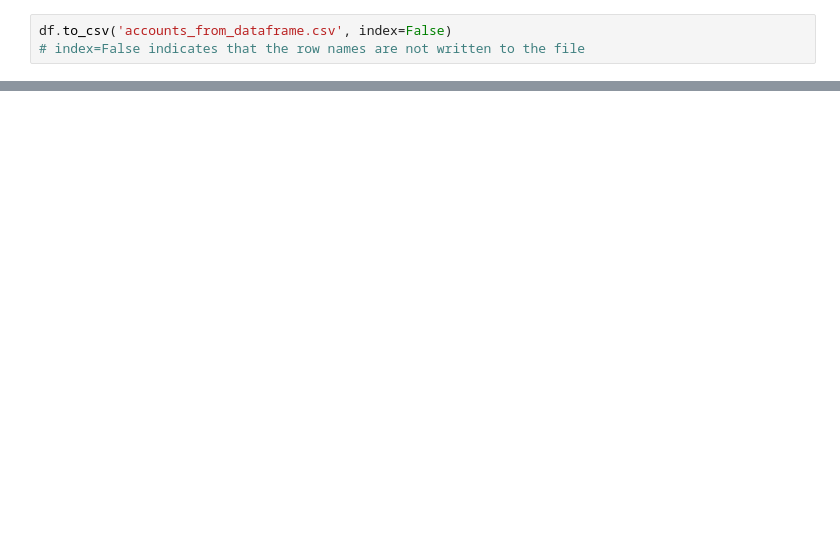
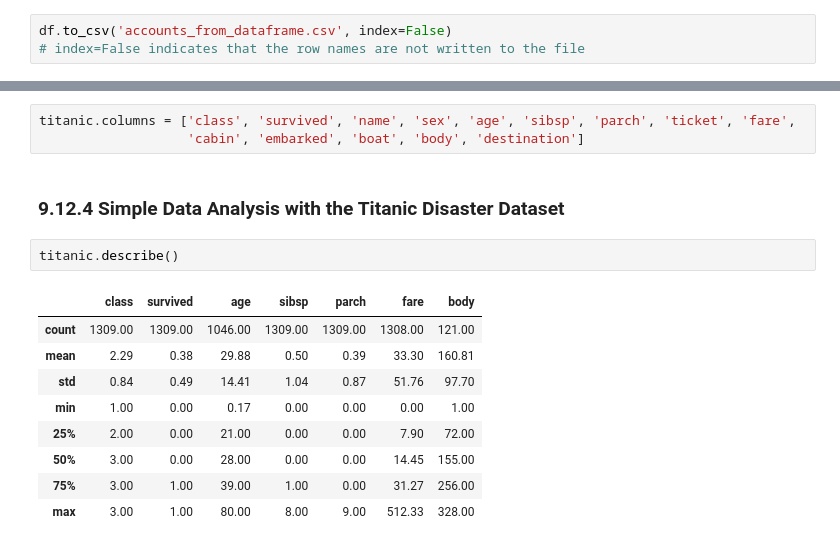
Before and after one commit to abbylloyd03/608-mod6, a Jupyter notebook: Chapter 9/Lloyd_Chapter9.ipynb, the cells around one changed output, grey strips where cells are left out. Drawn from its saved outputs; the diff is of its cells as text; blank space fills up the shorter version.

```diff
--- a/Lloyd_Chapter9.ipynb
+++ b/Chapter 9/Lloyd_Chapter9.ipynb
@@ -604,0 +623,17 @@ df.to_csv('accounts_from_dataframe.csv', index=False)
+# %%
+titanic.columns = ['class', 'survived', 'name', 'sex', 'age', 'sibsp', 'parch', 'ticket', 'fare',
+                   'cabin', 'embarked', 'boat', 'body', 'destination']
+# %% [markdown]
+### 9.12.4 Simple Data Analysis with the Titanic Disaster Dataset
+# %%
+titanic.describe()
+# %% [output]
+|  | class | survived | age | sibsp | parch | fare | body |
+| count | 1309.00 | 1309.00 | 1046.00 | 1309.00 | 1309.00 | 1308.00 | 121.00 |
+| mean | 2.29 | 0.38 | 29.88 | 0.50 | 0.39 | 33.30 | 160.81 |
+| std | 0.84 | 0.49 | 14.41 | 1.04 | 0.87 | 51.76 | 97.70 |
+| min | 1.00 | 0.00 | 0.17 | 0.00 | 0.00 | 0.00 | 1.00 |
+| 25% | 2.00 | 0.00 | 21.00 | 0.00 | 0.00 | 7.90 | 72.00 |
+| 50% | 3.00 | 0.00 | 28.00 | 0.00 | 0.00 | 14.45 | 155.00 |
+| 75% | 3.00 | 1.00 | 39.00 | 1.00 | 0.00 | 31.27 | 256.00 |
+| max | 3.00 | 1.00 | 80.00 | 8.00 | 9.00 | 512.33 | 328.00 |
```
Also changed, not shown: parts of 14 cells of this notebook, 12 other files.
